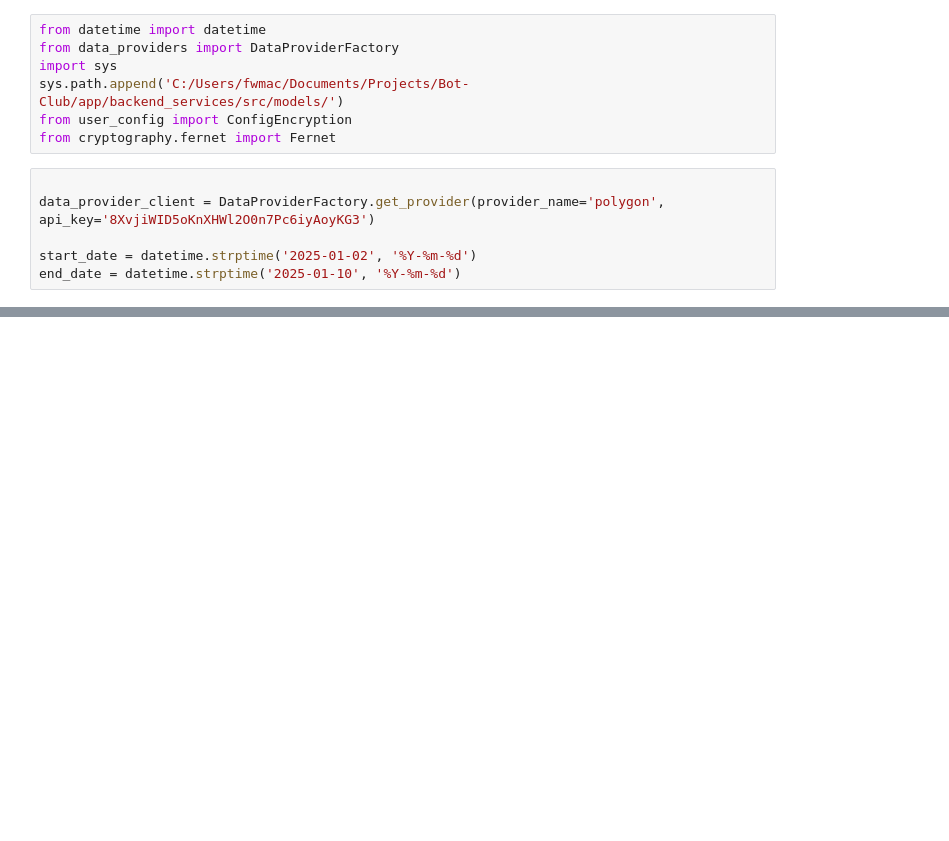
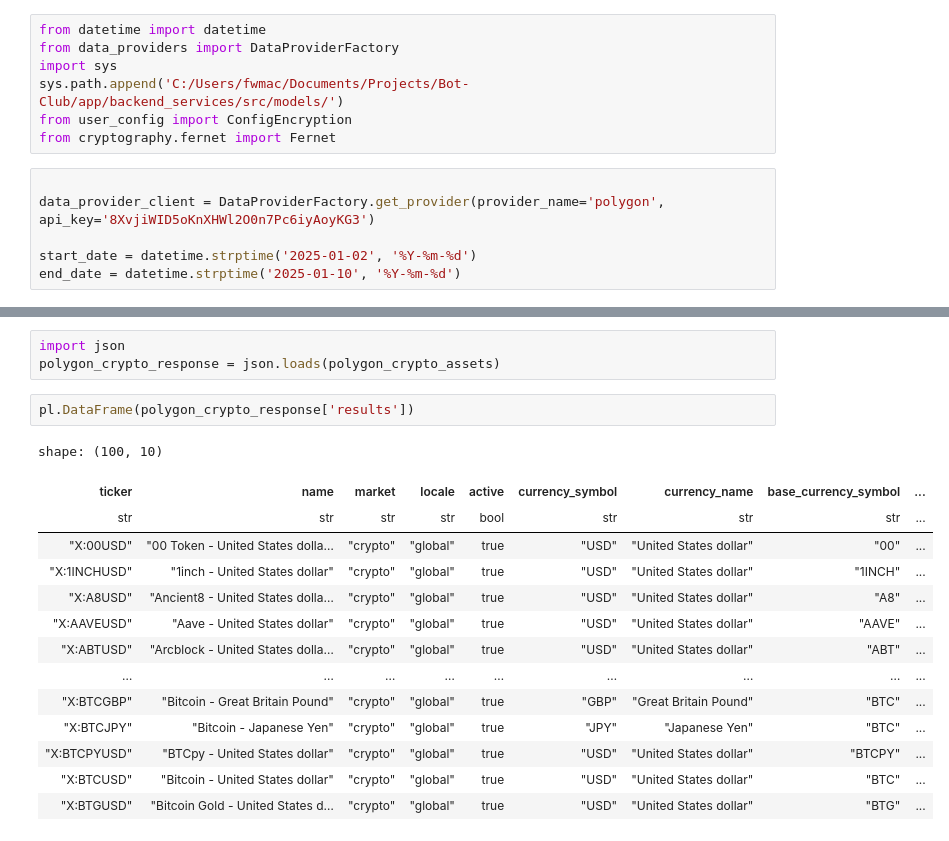
Before and after one commit to Fred-Macdo/bot-club, a Jupyter notebook: backend_services/src/services/data_retrieval/data_providers_test.ipynb, the cells around one changed output, grey strips where cells are left out. Cells and saved outputs as stored; diff of their text form; blank space fills up the shorter version.

Commit message:
fixing data providers

```diff
--- a/backend_services/src/services/data_retrieval/data_providers_test.ipynb
+++ b/backend_services/src/services/data_retrieval/data_providers_test.ipynb
@@ -54,0 +571,20 @@ shape: (5, 7)
+# %%
+import json
+polygon_crypto_response = json.loads(polygon_crypto_assets)
+# %%
+pl.DataFrame(polygon_crypto_response['results'])
+# %% [output]
+shape: (100, 10)
+| ticker | name | market | locale | active | currency_symbol | currency_name | base_currency_symbol | ... |
+| str | str | str | str | bool | str | str | str | ... |
+| "X:00USD" | "00 Token - United States dolla… | "crypto" | "global" | true | "USD" | "United States dollar" | "00" | ... |
+| "X:1INCHUSD" | "1inch - United States dollar" | "crypto" | "global" | true | "USD" | "United States dollar" | "1INCH" | ... |
+| "X:A8USD" | "Ancient8 - United States dolla… | "crypto" | "global" | true | "USD" | "United States dollar" | "A8" | ... |
+| "X:AAVEUSD" | "Aave - United States dollar" | "crypto" | "global" | true | "USD" | "United States dollar" | "AAVE" | ... |
+| "X:ABTUSD" | "Arcblock - United States dolla… | "crypto" | "global" | true | "USD" | "United States dollar" | "ABT" | ... |
+| … | … | … | … | … | … | … | … | ... |
+| "X:BTCGBP" | "Bitcoin - Great Britain Pound" | "crypto" | "global" | true | "GBP" | "Great Britain Pound" | "BTC" | ... |
+| "X:BTCJPY" | "Bitcoin - Japanese Yen" | "crypto" | "global" | true | "JPY" | "Japanese Yen" | "BTC" | ... |
+| "X:BTCPYUSD" | "BTCpy - United States dollar" | "crypto" | "global" | true | "USD" | "United States dollar" | "BTCPY" | ... |
+| "X:BTCUSD" | "Bitcoin - United States dollar" | "crypto" | "global" | true | "USD" | "United States dollar" | "BTC" | ... |
+| "X:BTGUSD" | "Bitcoin Gold - United States d… | "crypto" | "global" | true | "USD" | "United States dollar" | "BTG" | ... |
```
Also changed, not shown: parts of 17 cells of this notebook, 2 other files.
